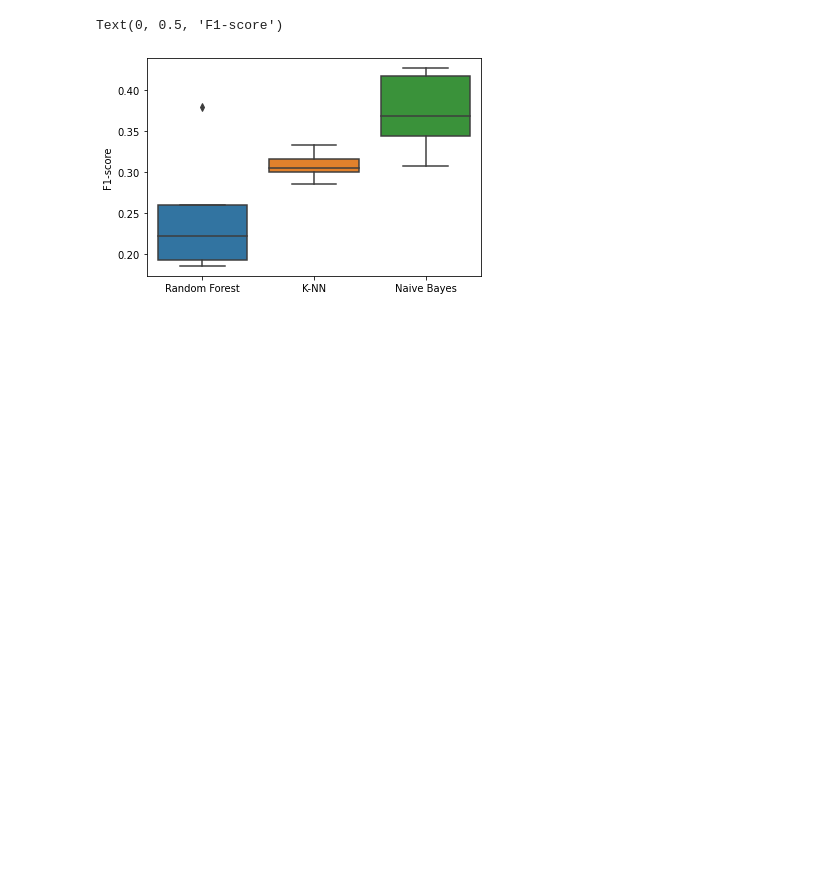
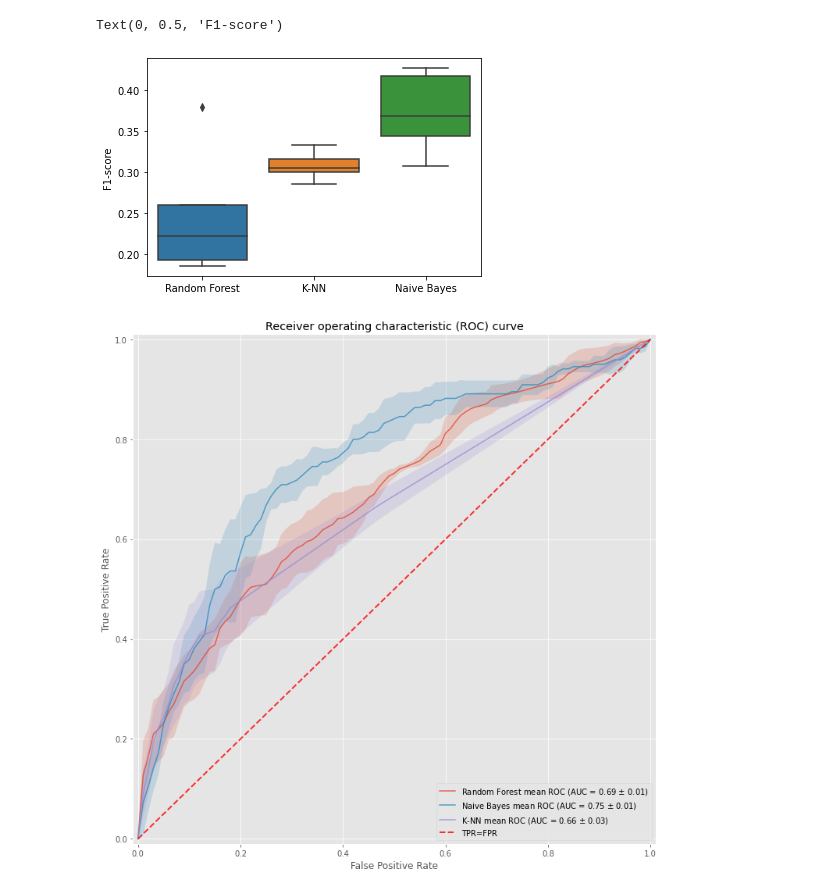
Before and after one commit to pienvangastel/tm10007_ml_group3, a Jupyter notebook: assignment_ordered.ipynb, the cells around one changed output. Saved outputs shown, nothing was run; the diff lists cells and outputs as text; code cells hidden in the pictures; blank space fills up the shorter version.

Commit message:
Add code for ROC and PR curve

```diff
--- a/assignment_ordered.ipynb
+++ b/assignment_ordered.ipynb
@@ -170,6 +168,10 @@ for i, (train_index, test_index) in enumerate(rs.split(X, y)):
     scores_rf['accuracy'] += [accuracy_score(y_test, y_pred)]
     scores_rf['AUC'] += [roc_auc_score(y_test, y_pred)]
 
+    # Predictions
+    scores_rf[f'probs_split_{i+1}'] = best_clf.predict_proba(X_test)
+    scores_rf[f'labels_split_{i+1}'] = list(y_test)
+
     plot_learning_curve(best_clf, X_train, y_train, axs[i])
     fig.suptitle(f'Learning curve for {str(type(best_clf[-1])).split(".")[-1][:-2]}')
 plt.show()
@@ -366,6 +403,10 @@ for i, (train_index, test_index) in enumerate(rs.split(X, y)):
     scores_nb['accuracy'] += [accuracy_score(y_test, y_pred)]
     scores_nb['AUC'] += [roc_auc_score(y_test, y_pred)]
 
+    # Predictions
+    scores_nb[f'probs_split_{i+1}'] = best_clf.predict_proba(X_test)
+    scores_nb[f'labels_split_{i+1}'] = list(y_test)
+
     plot_learning_curve(best_clf, X_train, y_train, axs[i])
     fig.suptitle(f'Learning curve for {str(type(best_clf[-1])).split(".")[-1][:-2]}')
 plt.show()
@@ -691,6 +732,10 @@ for i, (train_index, test_index) in enumerate(rs.split(X, y)):
     scores_knn['accuracy'] += [accuracy_score(y_test, y_pred)]
     scores_knn['AUC'] += [roc_auc_score(y_test, y_pred)]
 
+    # Predictions
+    scores_knn[f'probs_split_{i+1}'] = best_clf.predict_proba(X_test)
+    scores_knn[f'labels_split_{i+1}'] = list(y_test)
+
     plot_learning_curve(best_clf, X_train, y_train, axs[i]) # eventueel testen met groot aantal neighbors
     fig.suptitle(f'Learning curve for {str(type(best_clf[-1])).split(".")[-1][:-2]}')
 plt.show()
@@ -1136,3 +1181,53 @@ ax.set_ylabel('F1-score')
 # %% [output]
 Text(0, 0.5, 'F1-score')
 [figure]
+# %%
+import matplotlib.pyplot as plt
+import numpy as np
+from scipy import interp
+from sklearn.metrics import roc_curve, auc
+from itertools import cycle
+plt.style.use('ggplot')
+
+scores_dict = [scores_rf, scores_nb, scores_knn]
+classifiers_used = ['Random Forest', 'Naive Bayes', 'K-NN']
+
+colors = ['darksalmon', 'gold', 'royalblue', 'mediumseagreen', 'violet']
+plt.figure(figsize=(12, 12))
+
+for dict, name in zip(scores_dict, classifiers_used):
+    tprs = []
+    aucs = []
+    base_fpr = np.linspace(0, 1, 101)
+
+    for i in range(N_SPLITS):
+        fpr, tpr, _ = roc_curve(dict[f'labels_split_{i+1}'], dict[f'probs_split_{i+1}'][:, 1])
+        roc_auc = auc(fpr, tpr)
+        aucs.append(roc_auc)
+        tpr = np.interp(base_fpr, fpr, tpr)
+        tpr[0] = 0.0
+        tprs.append(tpr)
+
+    tprs = np.array(tprs)
+    mean_tprs = tprs.mean(axis=0)
+    std = tprs.std(axis=0)
+
+    mean_auc = auc(base_fpr, mean_tprs)
+    std_auc = np.std(aucs)
+
+    tprs_upper = np.minimum(mean_tprs + std, 1)
+    tprs_lower = mean_tprs - std
+
+    plt.plot(base_fpr, mean_tprs, alpha = 0.8, label=r'%s mean ROC (AUC = %0.2f $\pm$ %0.2f)' % (name, mean_auc, std_auc),)
+    plt.fill_between(base_fpr, tprs_lower, tprs_upper, alpha = 0.2)
+
+plt.plot([0, 1], [0, 1], linestyle = '--', lw = 2, color = 'r', label = 'TPR=FPR', alpha= 0.8)
+plt.xlim([-0.01, 1.01])
+plt.ylim([-0.01, 1.01])
+plt.ylabel('True Positive Rate')
+plt.xlabel('False Positive Rate')
+plt.legend(loc="lower right")
+plt.title('Receiver operating characteristic (ROC) curve')
+plt.show()
+# %% [output]
+[figure, added]
```
Also changed, not shown: parts of 5 cells of this notebook.
